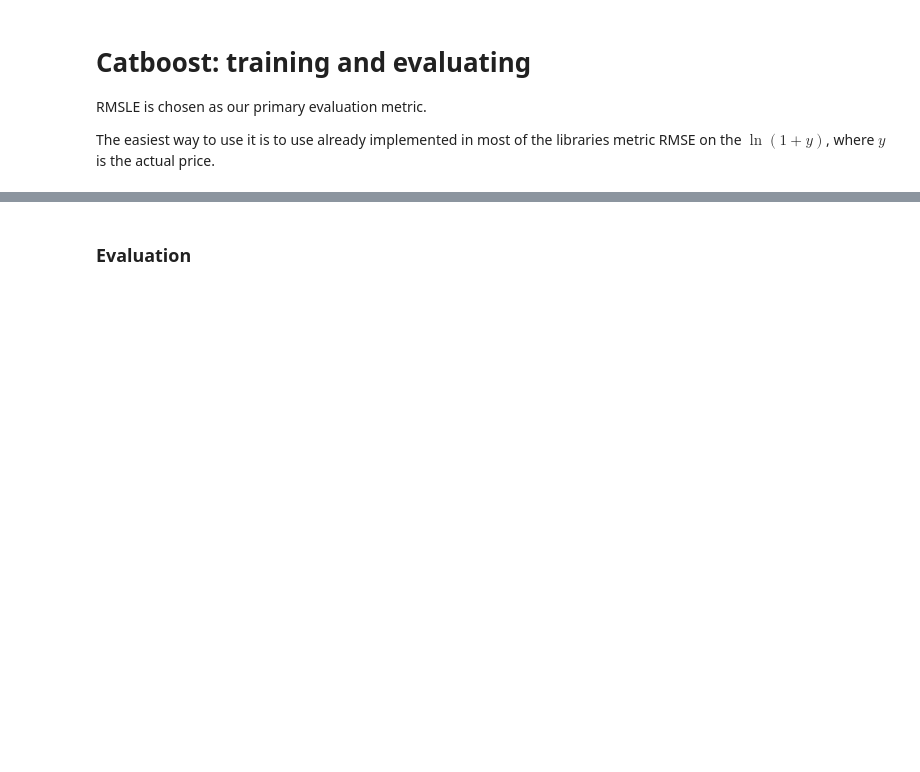
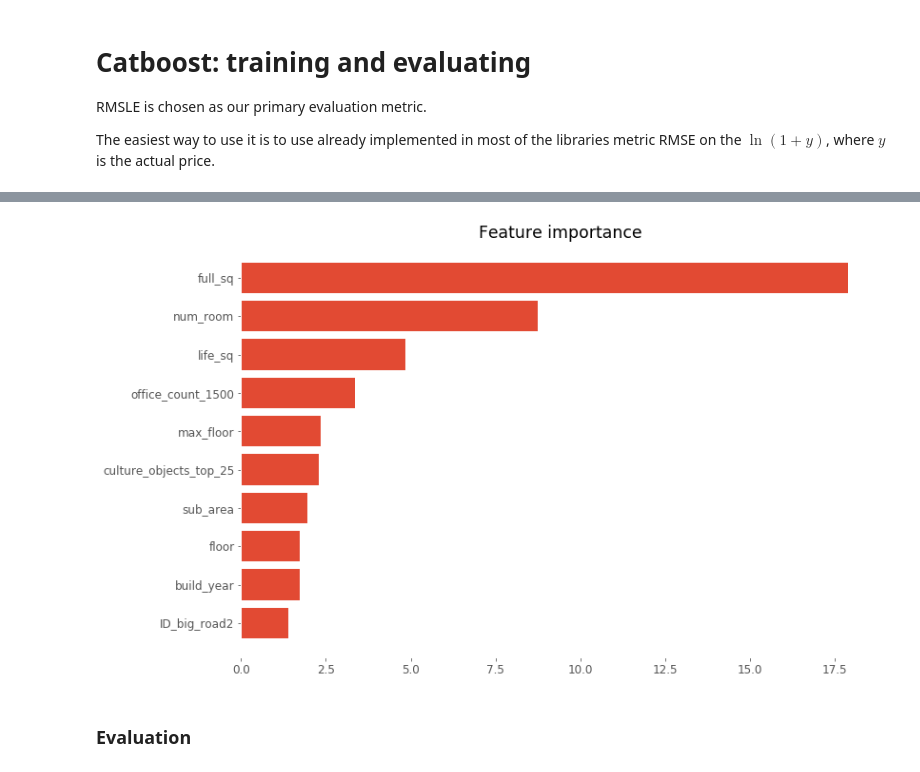
Before and after one commit to melaanya/twente-aml, a Jupyter notebook: project/eda/housing_russia.ipynb, the cells around one changed output, grey strips where cells are left out. Cells and saved outputs as stored; diff of their text form; code cells hidden in the pictures; blank space fills up the shorter version.

```diff
--- a/project/eda/housing_russia.ipynb
+++ b/project/eda/housing_russia.ipynb
@@ -120,4 +124,3 @@ pool_test = Pool(df_test, cat_features=cat_indices)
 # %%
 %%notify
-model = CatBoostRegressor(loss_function = 'RMSE', custom_metric = 'RMSE',  calc_feature_importance = True)
-# model.fit(pool_train, logging_level='Silent')
+model.fit(pool_train, logging_level='Silent')
@@ -124,2 +130,6 @@ model = CatBoostRegressor(loss_function = 'RMSE', custom_metric = 'RMSE',  calc_
+# %%
+top_features = plot_top_features(model, pool_train.get_feature_names(), 10)
+# %% [output]
+[figure, added]
 # %% [markdown]
 ### Evaluation
```
Also changed, not shown: parts of 13 cells of this notebook, 13 other files.
